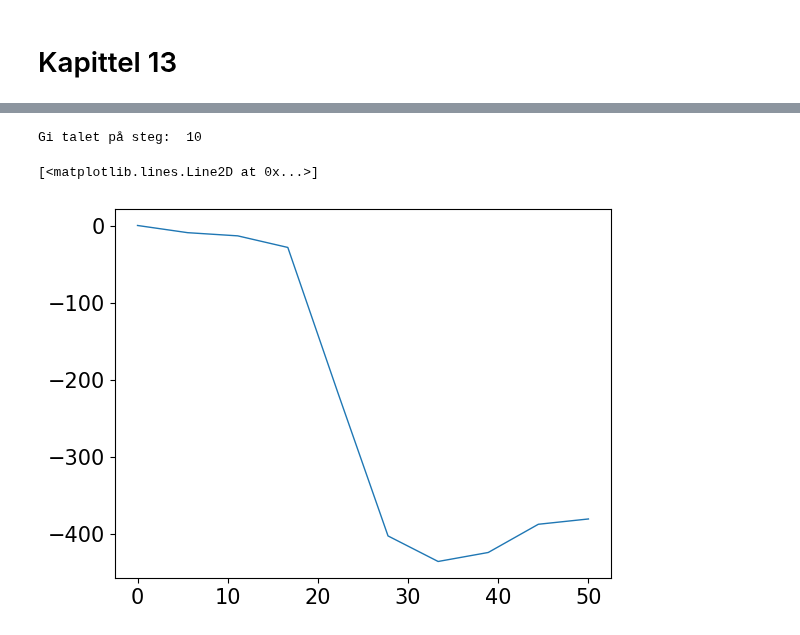
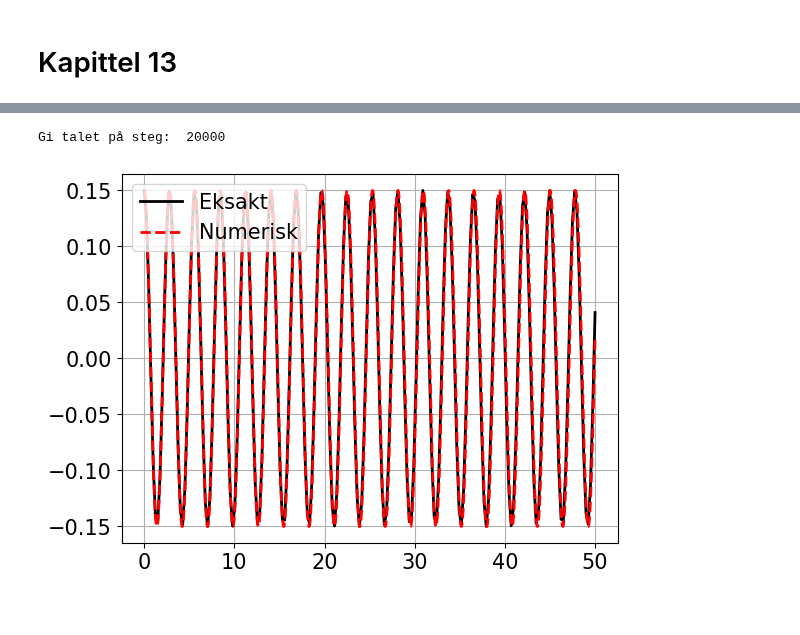
Before and after one commit to nummet/nummet, a Jupyter notebook: Kap_13_Svingelikninga/Svingelikninga.ipynb, the cells around one changed output, grey strips where cells are left out. Saved outputs shown, nothing was run; the diff lists cells and outputs as text; code cells hidden in the pictures.

```diff
--- a/Kap_13_Svingelikninga/Svingelikninga.ipynb
+++ b/Kap_13_Svingelikninga/Svingelikninga.ipynb
@@ -143,52 +68,49 @@ x = 1.9960
 # %%
-# ForSvingelikninga.m
-
-# Skript som implementerer Eulers midtpunktsmetode for
-# ei differensiallikning av andre orden.
-# Input: Startkravet y(x0)=y0, y'(x0)=u0 og F(x,y),
-# som definerer differensiallikninga ved
-# Y'=F(x,Y), der Y=[y, u]^T.
-# Merk at skriptet skil mellom "Y", som er ein vektor i R^2,
-# og skalaren "y".
-# Skriptet tar talet på steg N som input.
-
 # Startkrav og maksimal x-verdi
 x0 = 0
 y0 = .15
 u0 = 0
 x_max = 50
 
 def F(x, Y):
     """Differensiallikning"""
     return np.array([Y[1], -5*np.sin(Y[0])])
 
 # Steglengda
 N = int(input('Gi talet på steg: '))
 h = (x_max-x0)/N
 
 # Lagar vektorar
-x_vektor = np.linspace(x0, x_max, N)
+x_vektor = np.linspace(x0, x_max, N+1)
 y_vektor = np.zeros_like(x_vektor)
 y_vektor[0] = y0
 
-# Initerar x og Y
+# Initerer x og Y
 x = x0
 Y = np.array([y0, u0])
 
 # for-løkke som implementerer Eulers metode
-for indeks in range(0, N-1):
+for indeks in range(0, N):
     # Eulers midtpunktsmetode
     x_hatt = x + h/2
     y_hatt = Y + F(x,Y)*h/2
     Y = Y + F(x_hatt,y_hatt)*h
     # Oppdaterer vektor med y-verdiar
     y_vektor[indeks+1] = Y[0]
     # Oppdaterer x
     x = x+h
 
-# Plottar resultatet
-plt.plot(x_vektor, y_vektor, linewidth=1)
+# Plottar resultatet saman med eksakt løysing
+x_eks = np.linspace(x0, x_max, 200)
+y_eks = y0*np.cos(np.sqrt(5)*x_eks)
+plt.plot(x_eks, y_eks, 'k-', linewidth=2,
+         label = 'Eksakt')
+plt.plot(x_vektor, y_vektor, 'r--', linewidth=2,
+         label = 'Numerisk')
+plt.rcParams.update({'font.size': 15})
+plt.grid(visible=True)
+plt.legend(loc='upper left')
+plt.show()
 # %% [output]
-Gi talet på steg:  10
+Gi talet på steg:  20000
-[<matplotlib.lines.Line2D at 0x...>]
-[figure, old version]
+[figure, new version]
```
Also changed, not shown: parts of 3 cells of this notebook, 1 other file.
